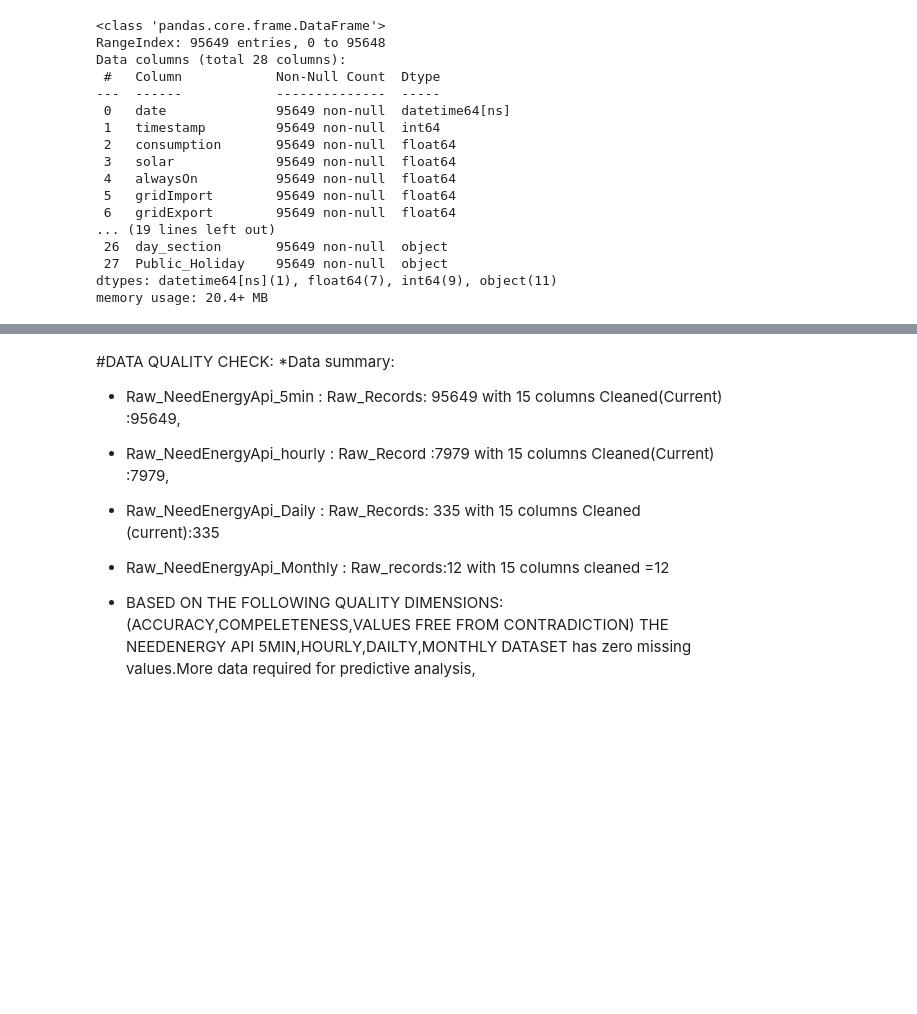
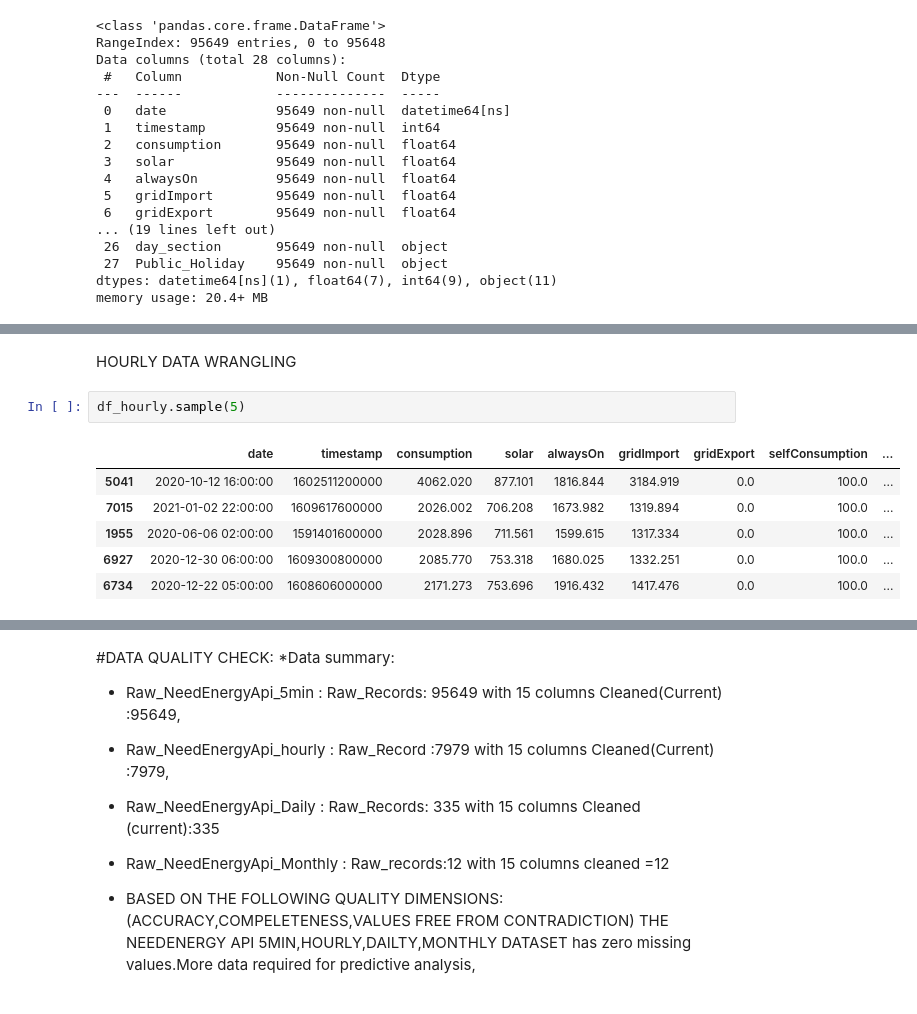
Before and after one commit to Ayanlola2002/DATA-SCIENCE-PROJECTS, a Jupyter notebook: NeedEnergyAPI_Data_Wrangling.ipynb, the cells around one changed output, grey strips where cells are left out. Drawn from its saved outputs; the diff is of its cells as text; blank space fills up the shorter version.

```diff
--- a/NeedEnergyAPI_Data_Wrangling.ipynb
+++ b/NeedEnergyAPI_Data_Wrangling.ipynb
@@ -502,0 +517,11 @@ memory usage: 20.4+ MB
+# %% [markdown]
+HOURLY DATA WRANGLING
+# %%
+df_hourly.sample(5)
+# %% [output]
+|  | date | timestamp | consumption | solar | alwaysOn | gridImport | gridExport | selfConsumption | ... |
+| 5041 | 2020-10-12 16:00:00 | 1602511200000 | 4062.020 | 877.101 | 1816.844 | 3184.919 | 0.0 | 100.0 | ... |
+| 7015 | 2021-01-02 22:00:00 | 1609617600000 | 2026.002 | 706.208 | 1673.982 | 1319.894 | 0.0 | 100.0 | ... |
+| 1955 | 2020-06-06 02:00:00 | 1591401600000 | 2028.896 | 711.561 | 1599.615 | 1317.334 | 0.0 | 100.0 | ... |
+| 6927 | 2020-12-30 06:00:00 | 1609300800000 | 2085.770 | 753.318 | 1680.025 | 1332.251 | 0.0 | 100.0 | ... |
+| 6734 | 2020-12-22 05:00:00 | 1608606000000 | 2171.273 | 753.696 | 1916.432 | 1417.476 | 0.0 | 100.0 | ... |
```
Also changed, not shown: parts of 53 cells of this notebook.
